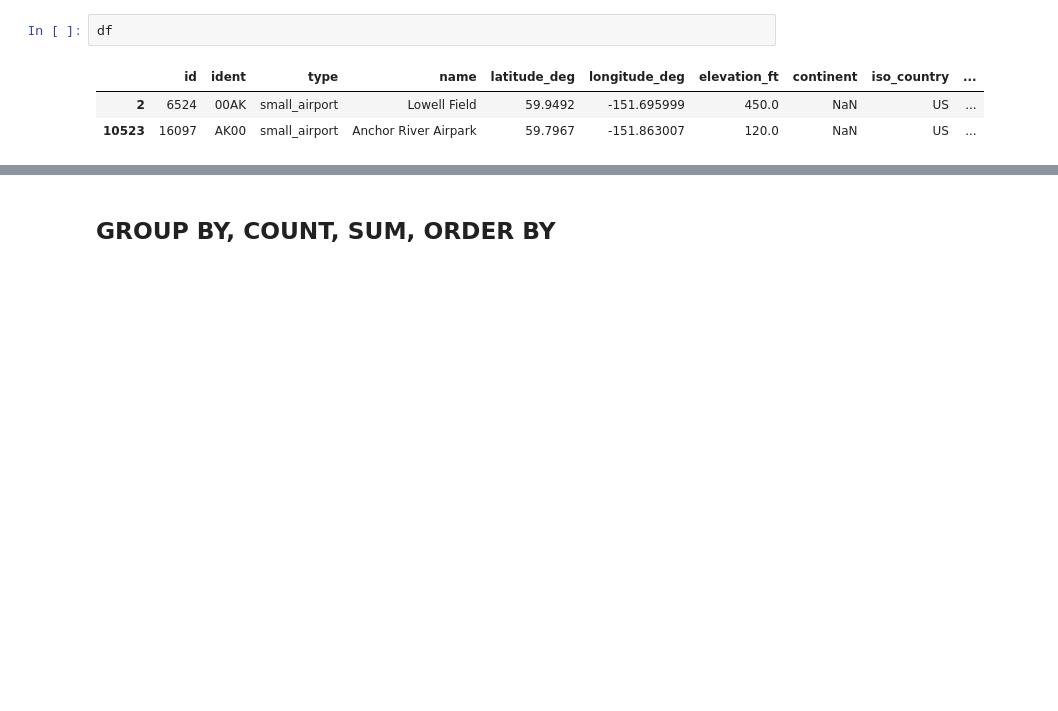
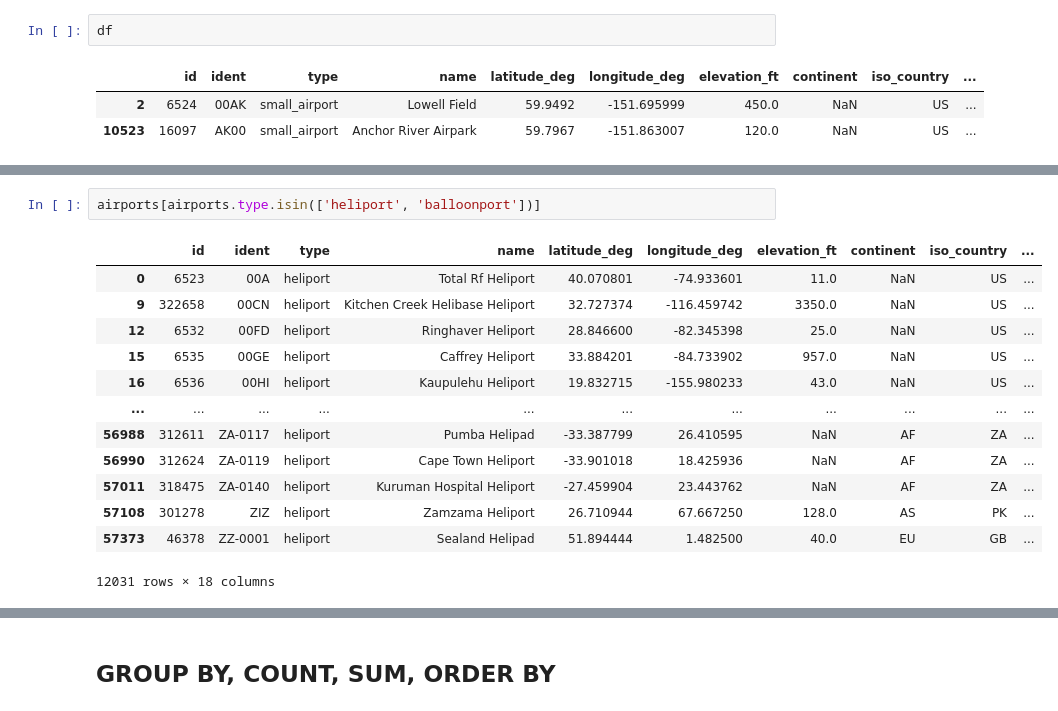
Before and after one commit to reddiana/blog, a Jupyter notebook: _notebooks/2020-08-23-SQL_vs_pandas.ipynb, the cells around one changed output, grey strips where cells are left out. Saved outputs shown, nothing was run; the diff lists cells and outputs as text; blank space fills up the shorter version.

```diff
--- a/_notebooks/2020-08-23-SQL_vs_pandas.ipynb
+++ b/_notebooks/2020-08-23-SQL_vs_pandas.ipynb
@@ -318,0 +392,16 @@ print(df)
+# %%
+airports[airports.type.isin(['heliport', 'balloonport'])]
+# %% [output]
+|  | id | ident | type | name | latitude_deg | longitude_deg | elevation_ft | continent | iso_country | ... |
+| 0 | 6523 | 00A | heliport | Total Rf Heliport | 40.070801 | -74.933601 | 11.0 | NaN | US | ... |
+| 9 | 322658 | 00CN | heliport | Kitchen Creek Helibase Heliport | 32.727374 | -116.459742 | 3350.0 | NaN | US | ... |
+| 12 | 6532 | 00FD | heliport | Ringhaver Heliport | 28.846600 | -82.345398 | 25.0 | NaN | US | ... |
+| 15 | 6535 | 00GE | heliport | Caffrey Heliport | 33.884201 | -84.733902 | 957.0 | NaN | US | ... |
+| 16 | 6536 | 00HI | heliport | Kaupulehu Heliport | 19.832715 | -155.980233 | 43.0 | NaN | US | ... |
+| ... | ... | ... | ... | ... | ... | ... | ... | ... | ... | ... |
+| 56988 | 312611 | ZA-0117 | heliport | Pumba Helipad | -33.387799 | 26.410595 | NaN | AF | ZA | ... |
+| 56990 | 312624 | ZA-0119 | heliport | Cape Town Heliport | -33.901018 | 18.425936 | NaN | AF | ZA | ... |
+| 57011 | 318475 | ZA-0140 | heliport | Kuruman Hospital Heliport | -27.459904 | 23.443762 | NaN | AF | ZA | ... |
+| 57108 | 301278 | ZIZ | heliport | Zamzama Heliport | 26.710944 | 67.667250 | 128.0 | AS | PK | ... |
+| 57373 | 46378 | ZZ-0001 | heliport | Sealand Helipad | 51.894444 | 1.482500 | 40.0 | EU | GB | ... |
+12031 rows × 18 columns
```
Also changed, not shown: parts of 81 cells of this notebook.
